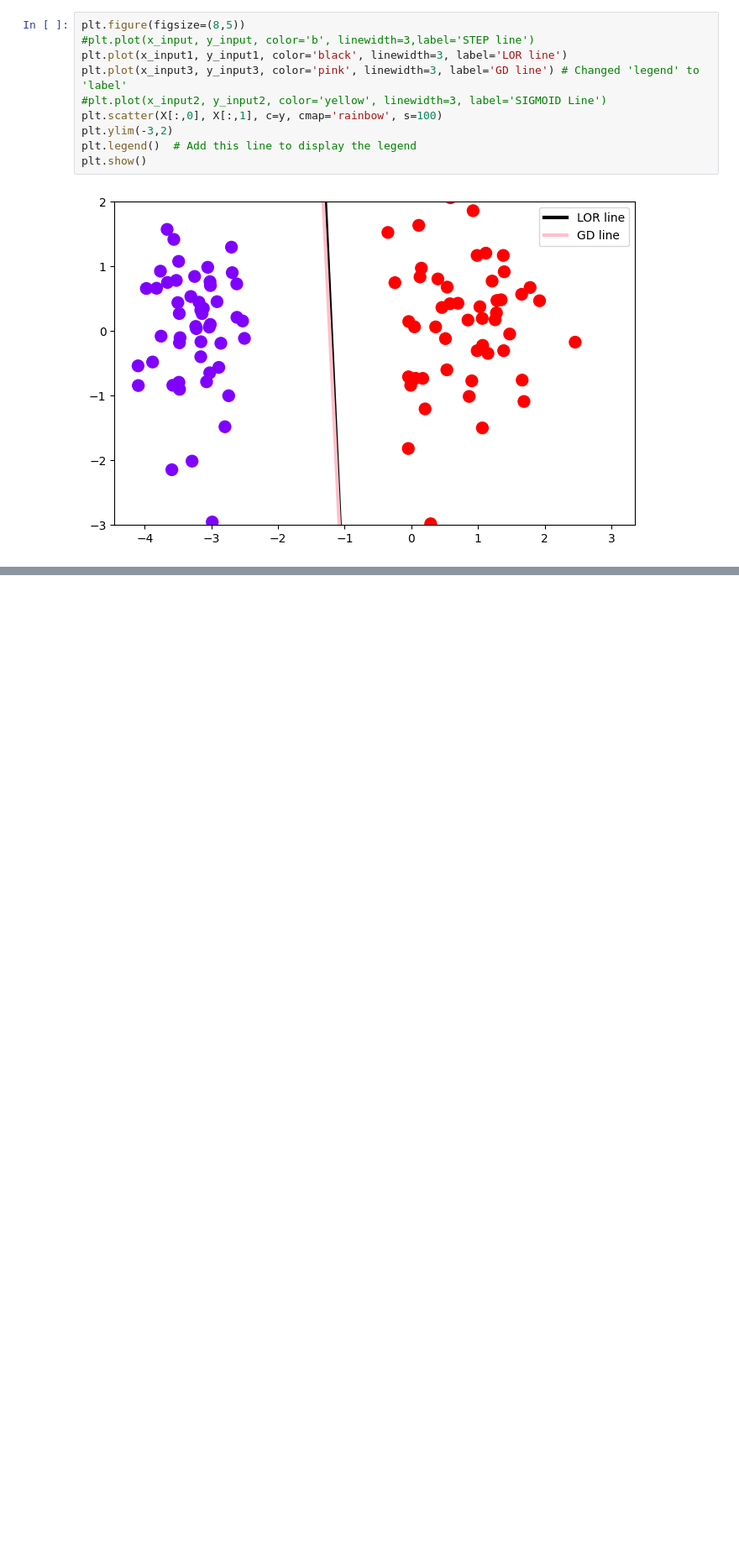
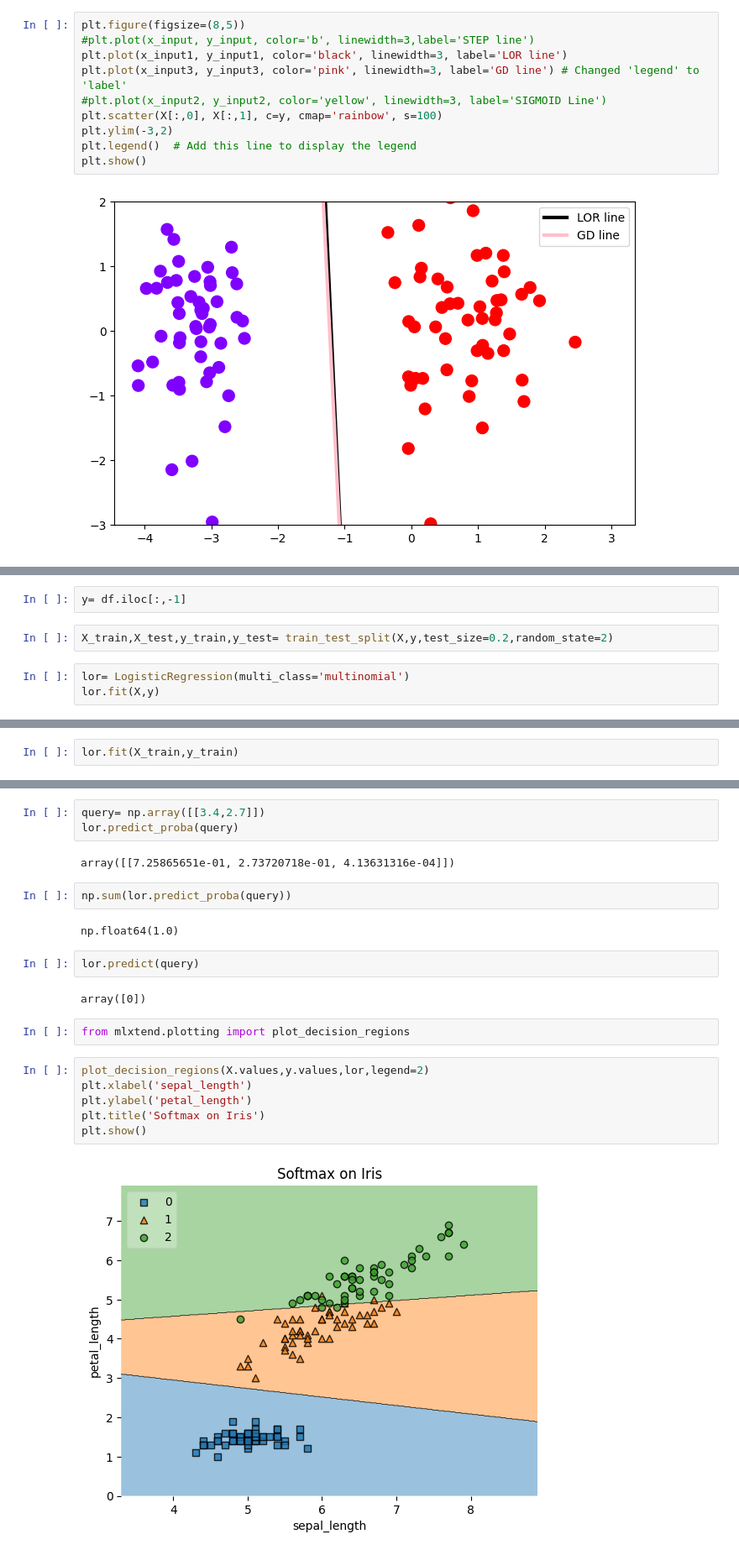
Before and after one commit to pragatii-sharmaa/Machine-Learning-Algorithms-code, a Jupyter notebook: SupervisedML.ipynb, the cells around one changed output, grey strips where cells are left out. Shown at 84% size. Cells and saved outputs as stored; diff of their text form; blank space fills up the shorter version.

```diff
--- a/SupervisedML.ipynb
+++ b/SupervisedML.ipynb
@@ -1180,0 +1221,7 @@ plt.show()
+# %%
+y= df.iloc[:,-1]
+# %%
+X_train,X_test,y_train,y_test= train_test_split(X,y,test_size=0.2,random_state=2)
+# %%
+lor= LogisticRegression(multi_class='multinomial')
+lor.fit(X,y)
@@ -1180,0 +1230,2 @@ plt.show()
+# %%
+lor.fit(X_train,y_train)
@@ -1180,0 +1247,23 @@ plt.show()
+# %%
+query= np.array([[3.4,2.7]])
+lor.predict_proba(query)
+# %% [output]
+array([[7.25865651e-01, 2.73720718e-01, 4.13631316e-04]])
+# %%
+np.sum(lor.predict_proba(query))
+# %% [output]
+np.float64(1.0)
+# %%
+lor.predict(query)
+# %% [output]
+array([0])
+# %%
+from mlxtend.plotting import plot_decision_regions
+# %%
+plot_decision_regions(X.values,y.values,lor,legend=2)
+plt.xlabel('sepal_length')
+plt.ylabel('petal_length')
+plt.title('Softmax on Iris')
+plt.show()
+# %% [output]
+[figure, added]
```
Also changed, not shown: parts of 50 cells of this notebook.
